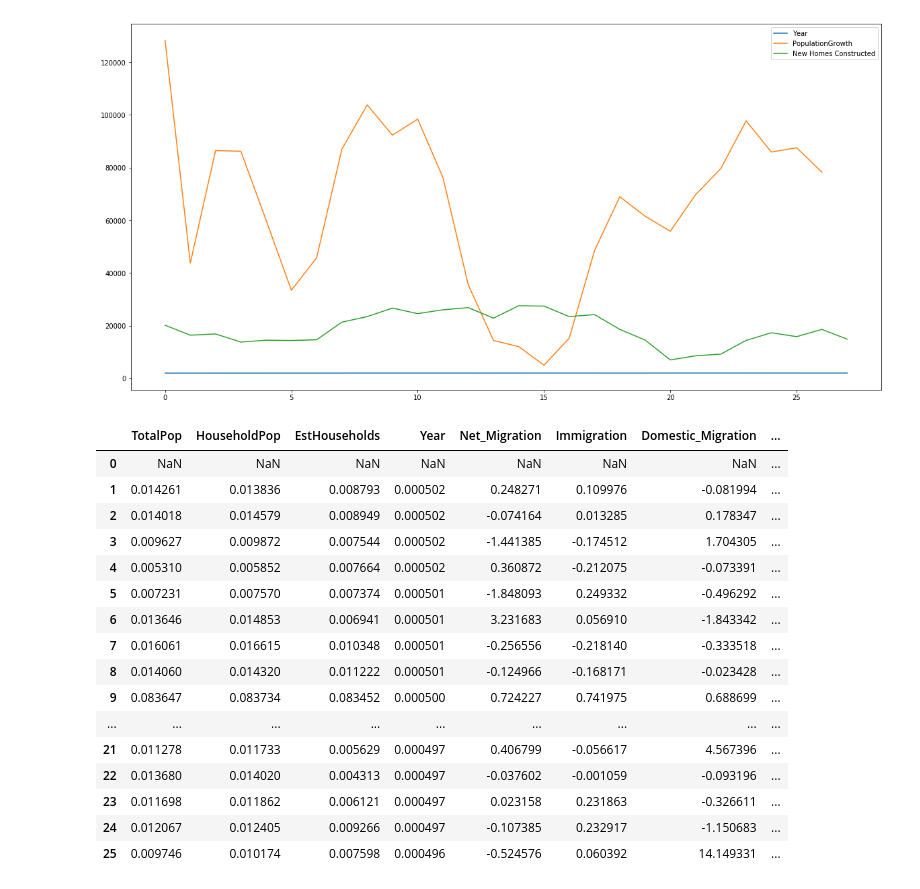
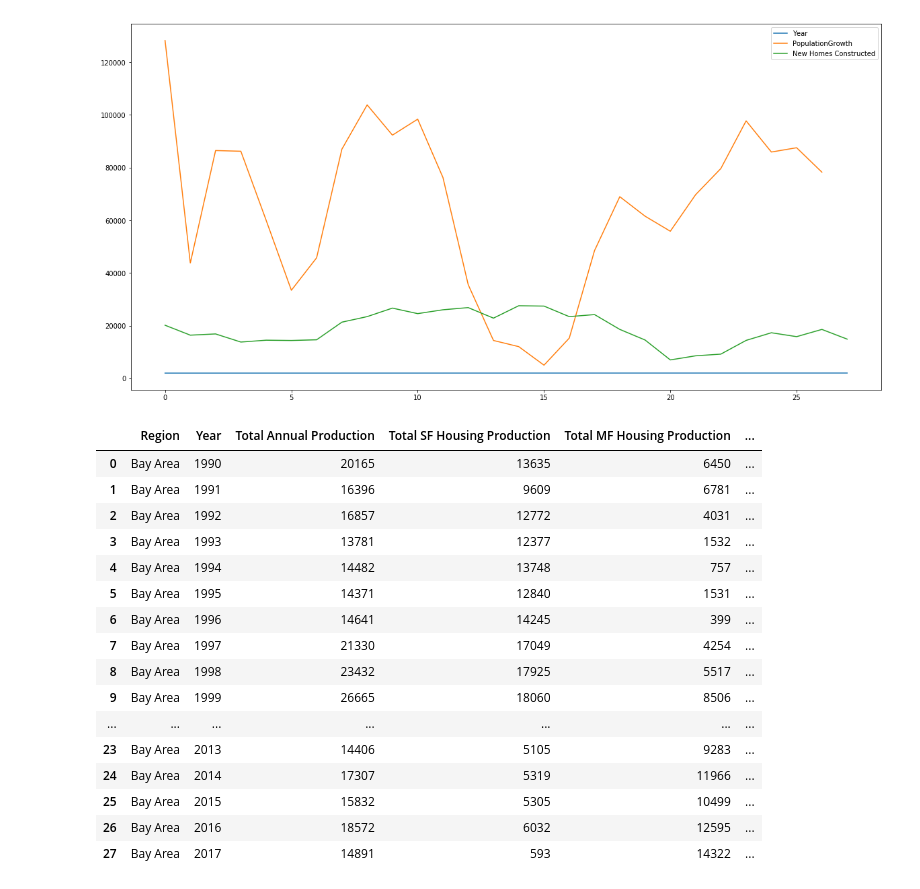
Before and after one commit to Niyatihd/BC-Project3, a Jupyter notebook: DataExplorationUpdate.ipynb, the cells around one changed output. Drawn from its saved outputs; the diff is of its cells as text; code cells hidden in the pictures.

```diff
--- a/DataExplorationUpdate.ipynb
+++ b/DataExplorationUpdate.ipynb
@@ -226,7 +226,7 @@ PopulationDf = PopulationDf[["Year","Population"]]
 
 #Housing Production - Number of new units added per year. Data goes back to 1990
 HousingGrowthDf = pd.read_csv(os.path.join("resources","HistoricalData","Housing_Production_Bay_Area.csv"))
-HousingGrowthDf = HousingGrowthDf[["Year","Total Annual Production"]]
+HousingGrowthDf = HousingGrowthDf[["Year","Total Annual Production","HousingUnits"]]
 HousingGrowthDf = HousingGrowthDf.rename(columns = {"Total Annual Production": "New Homes Constructed"})
 
 
@@ -288,7 +288,7 @@ HouseholdsDf = HouseholdsDf.dropna()
 
 merdf1 = pd.merge(PopulationDf,WagesBayAreaDf,how = 'outer', on='Year')
 #merdf1.reset_index()
-merdf1
+merdf2 = pd.merge(HousingGrowthDf,MedianHomePricesExistingAnnualDf,how = 'outer', on='Year')
 
 
 
@@ -310,6 +310,8 @@ PopHHGrowthDf  = pd.merge(PopulationGrowthDf,HousingGrowthDf,how = 'outer', on='
 
 PopulationGrowthDf.set_index('Year',inplace = True)
 #PopHHGrowthDf.set_index('Year',inplace = True)
+BayAreaSummaryDf["HU_HH_Ratio"] = BayAreaSummaryDf["HousingUnits"]/BayAreaSummaryDf["EstHouseholds"]
+BayAreaSummaryDf["Pop_HU_Ratio"] = (BayAreaSummaryDf["HousingUnits"]*1000)/(BayAreaSummaryDf["HouseholdPop"] +BayAreaSummaryDf["Employees"])
 
 BayAreaSummaryDf.to_csv(os.path.join("resources","HistoricalData","BayAreaSummary.csv"))
 BayAreaSummaryDf
@@ -340,28 +342,49 @@ PopHHGrowthDf.plot(figsize=(20,10))
 # Hypothesis :
 
 # The housing growth rate is not keeping up with the population growth rate and hence the increase in the median housing prices.
-# %%
-
-TestDf  = BayAreaSummaryDf.pct_change()
-TestDf
-# %% [output]
-|  | TotalPop | HouseholdPop | EstHouseholds | Year | Net_Migration | Immigration | Domestic_Migration | ... |
-| 0 | NaN | NaN | NaN | NaN | NaN | NaN | NaN | ... |
-| 1 | 0.014261 | 0.013836 | 0.008793 | 0.000502 | 0.248271 | 0.109976 | -0.081994 | ... |
-| 2 | 0.014018 | 0.014579 | 0.008949 | 0.000502 | -0.074164 | 0.013285 | 0.178347 | ... |
-| 3 | 0.009627 | 0.009872 | 0.007544 | 0.000502 | -1.441385 | -0.174512 | 1.704305 | ... |
-| 4 | 0.005310 | 0.005852 | 0.007664 | 0.000502 | 0.360872 | -0.212075 | -0.073391 | ... |
-| 5 | 0.007231 | 0.007570 | 0.007374 | 0.000501 | -1.848093 | 0.249332 | -0.496292 | ... |
-| 6 | 0.013646 | 0.014853 | 0.006941 | 0.000501 | 3.231683 | 0.056910 | -1.843342 | ... |
-| 7 | 0.016061 | 0.016615 | 0.010348 | 0.000501 | -0.256556 | -0.218140 | -0.333518 | ... |
-| 8 | 0.014060 | 0.014320 | 0.011222 | 0.000501 | -0.124966 | -0.168171 | -0.023428 | ... |
-| 9 | 0.083647 | 0.083734 | 0.083452 | 0.000500 | 0.724227 | 0.741975 | 0.688699 | ... |
-| ... | ... | ... | ... | ... | ... | ... | ... | ... |
-| 21 | 0.011278 | 0.011733 | 0.005629 | 0.000497 | 0.406799 | -0.056617 | 4.567396 | ... |
-| 22 | 0.013680 | 0.014020 | 0.004313 | 0.000497 | -0.037602 | -0.001059 | -0.093196 | ... |
-| 23 | 0.011698 | 0.011862 | 0.006121 | 0.000497 | 0.023158 | 0.231863 | -0.326611 | ... |
-| 24 | 0.012067 | 0.012405 | 0.009266 | 0.000497 | -0.107385 | 0.232917 | -1.150683 | ... |
-| 25 | 0.009746 | 0.010174 | 0.007598 | 0.000496 | -0.524576 | 0.060392 | 14.149331 | ... |
+# %%
+PopHHGrowthDf
+HouseholdsDf= HouseholdsDf[["Year","EstHouseholds"]]
+# %%
+#Testing Pop, HH Growth and Median Home price
+Pop_HH_MedHHPrice = merdf1
+Pop_HH_MedHHPrice  = Pop_HH_MedHHPrice.set_index('Year').diff()
+Pop_HH_MedHHPrice.reset_index(inplace = True)
+Pop_HH_MedHHPrice.columns=[''.join(col) for col in Pop_HH_MedHHPrice.columns]
+Pop_HH_MedHHPrice
+
+HHProd_MedHHPrice = merdf2
+HHProd_MedHHPrice
+
+BayAreaGrowthDf = pd.merge(Pop_HH_MedHHPrice,HHProd_MedHHPrice,how = 'outer', on='Year')
+BayAreaGrowthDf=pd.merge(BayAreaGrowthDf,HouseholdsDf,how = 'outer', on='Year')
+BayAreaGrowthDf = BayAreaGrowthDf.dropna()
+#BayAreaGrowthDf.to_csv(os.path.join("resources","HistoricalData","BayAreaGrowthSummary.csv"))
+BayAreaGrowthDf["HHProdPerHouseholdGrowth"]  =(BayAreaGrowthDf["New Homes Constructed"] *1000)/ BayAreaGrowthDf["EstHouseholds"]
+BayAreaGrowthDf
+
+BayAreaGrowthDf.to_csv(os.path.join("resources","HistoricalData","BayAreaGrowthSummary.csv"))
+HousingGrowthDf = pd.read_csv(os.path.join("resources","HistoricalData","Housing_Production_Bay_Area.csv"))
+HousingUnitsDf = HousingGrowthDf[["Year","HousingUnits"]]
+HousingGrowthDf
+# %% [output]
+|  | Region | Year | Total Annual Production | Total SF Housing Production | Total MF Housing Production | ... |
+| 0 | Bay Area | 1990 | 20165 | 13635 | 6450 | ... |
+| 1 | Bay Area | 1991 | 16396 | 9609 | 6781 | ... |
+| 2 | Bay Area | 1992 | 16857 | 12772 | 4031 | ... |
+| 3 | Bay Area | 1993 | 13781 | 12377 | 1532 | ... |
+| 4 | Bay Area | 1994 | 14482 | 13748 | 757 | ... |
+| 5 | Bay Area | 1995 | 14371 | 12840 | 1531 | ... |
+| 6 | Bay Area | 1996 | 14641 | 14245 | 399 | ... |
+| 7 | Bay Area | 1997 | 21330 | 17049 | 4254 | ... |
+| 8 | Bay Area | 1998 | 23432 | 17925 | 5517 | ... |
+| 9 | Bay Area | 1999 | 26665 | 18060 | 8506 | ... |
+| ... | ... | ... | ... | ... | ... | ... |
+| 23 | Bay Area | 2013 | 14406 | 5105 | 9283 | ... |
+| 24 | Bay Area | 2014 | 17307 | 5319 | 11966 | ... |
+| 25 | Bay Area | 2015 | 15832 | 5305 | 10499 | ... |
+| 26 | Bay Area | 2016 | 18572 | 6032 | 12595 | ... |
+| 27 | Bay Area | 2017 | 14891 | 593 | 14322 | ... |
 # %%
 #% Growth Comparisons
 
```
Also changed, not shown: parts of 9 cells of this notebook, 7 other files.
